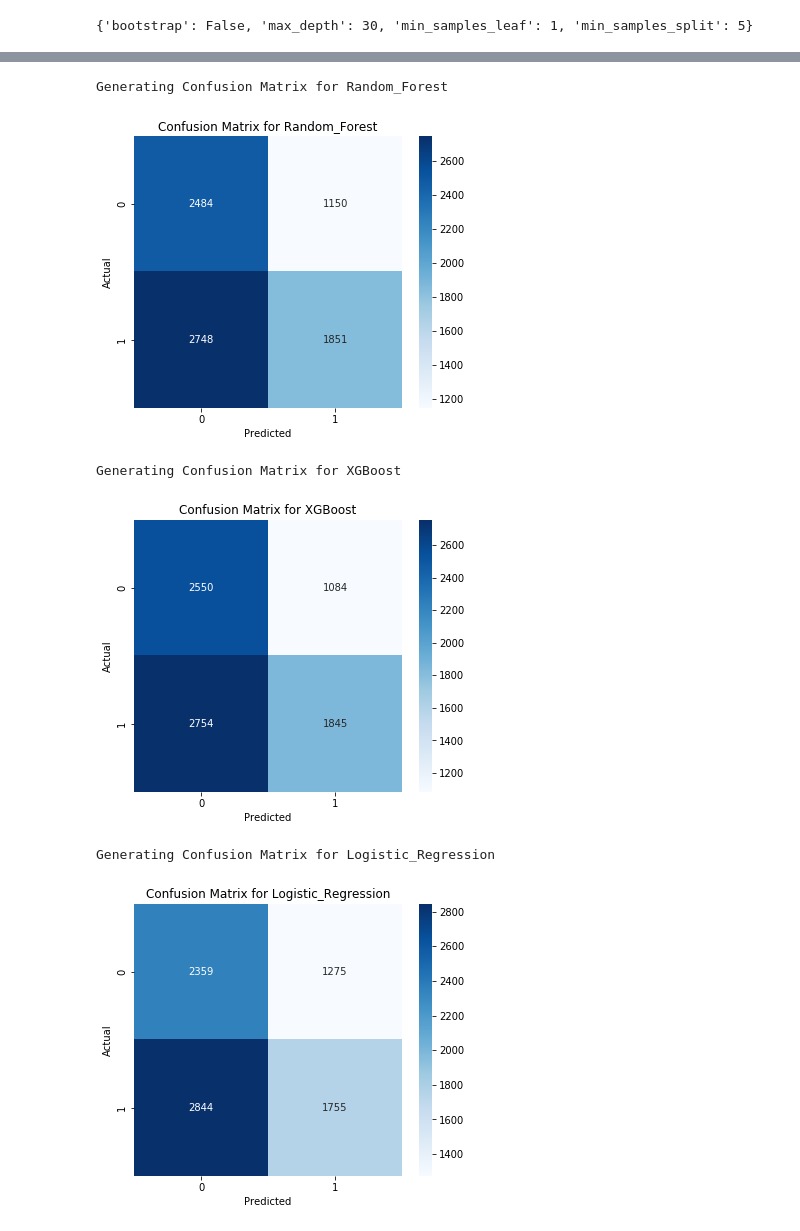
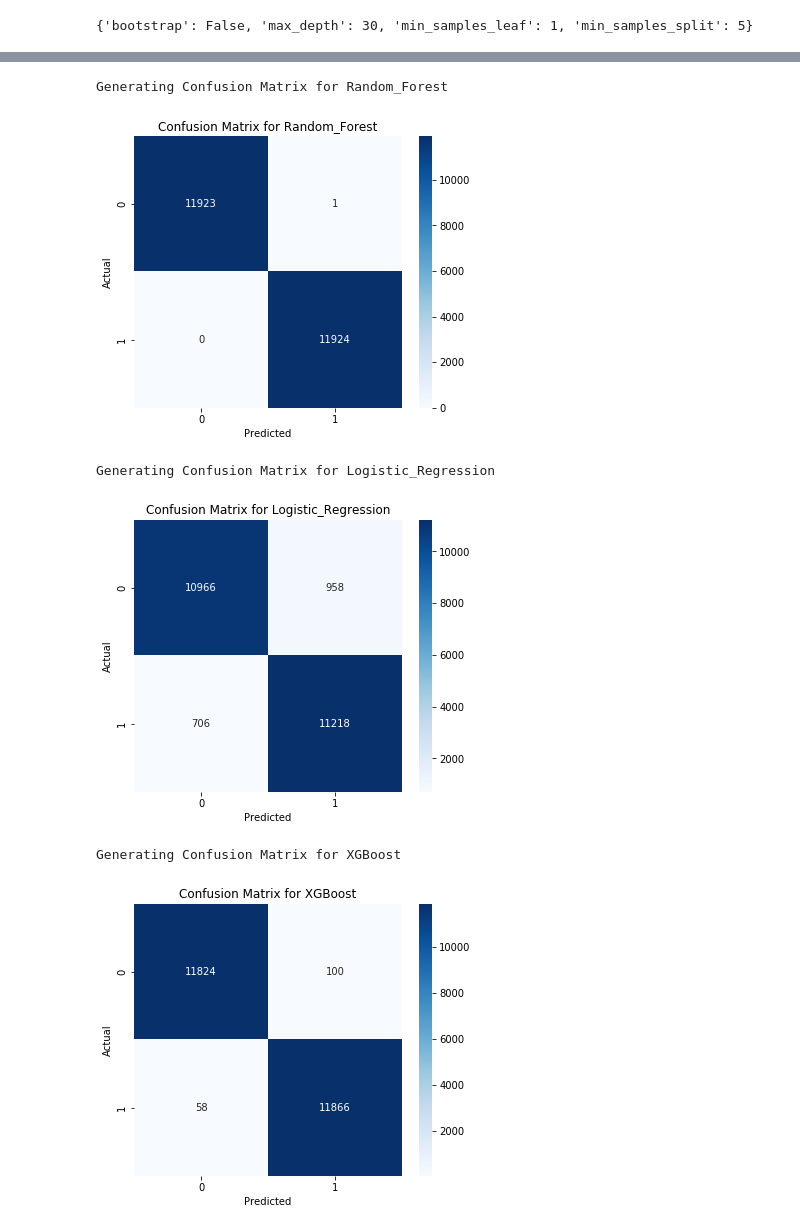
Before and after one commit to Saltizm/Data-mining-group-project, a Jupyter notebook: code.ipynb, the cells around one changed output, grey strips where cells are left out. Cells and saved outputs as stored; diff of their text form; code cells hidden in the pictures.

```diff
--- a/code.ipynb
+++ b/code.ipynb
@@ -648,0 +661,8 @@ Pearson selection: 49 -> 37 features (threshold=0.1)
+# %%
+smote = SMOTE(random_state=42)
+X_resampled, y_resampled = smote.fit_resample(encoded_x_train, y_train['label'])
+
+print(f"Shape of X_resampled after SMOTE: {X_resampled.shape}")
+print(f"Shape of y_resampled after SMOTE: {y_resampled.shape}")
+print("Distribution of classes in y_resampled:")
+print(y_resampled.value_counts())
@@ -692,8 +719,8 @@ param_grid = {
 
 }
 
-grid_search = GridSearchCV(RandomForestClassifier(random_state=42, class_weight='balanced'), param_grid=param_grid, cv=cv_strategy)
-grid_search.fit(encoded_x_train, y_train['label'])
+grid_search = GridSearchCV(RandomForestClassifier(random_state=42), param_grid=param_grid, cv=cv_strategy)
+grid_search.fit(X_resampled, y_resampled)
 hyperparameters['Random_Forest'] = grid_search.best_estimator_
 # %%
 print(grid_search.best_params_)
@@ -708,7 +735,7 @@ param_grid_lr = {
 }
 
 grid_search_lr = GridSearchCV(LogisticRegression(random_state=42, class_weight='balanced'), param_grid=param_grid_lr, cv=cv_strategy)
-grid_search_lr.fit(encoded_x_train, y_train['label'])
+grid_search_lr.fit(X_resampled, y_resampled)
 hyperparameters['Logistic_Regression'] = grid_search_lr.best_estimator_
 
 print("Logistic Regression best parameters:")
@@ -751,7 +771,7 @@ param_grid_xgb = {
 }
 
 grid_search_xgb = GridSearchCV(XGBClassifier(class_weight='balanced', use_label_encoder=False, eval_metric='logloss', random_state=42), param_grid=param_grid_xgb, cv=cv_strategy, verbose=1, n_jobs=-1)
-grid_search_xgb.fit(encoded_x_train, y_train['label'])
+grid_search_xgb.fit(X_resampled, y_resampled)
 hyperparameters['XGBoost'] = grid_search_xgb.best_estimator_
 
 print("XGBoost best parameters:")
@@ -762,31 +791,31 @@ KeyboardInterrupt:
 # %%
 from sklearn.metrics import confusion_matrix
 import matplotlib.pyplot as plt
 import seaborn as sns
 
 for model_name, model_estimator in hyperparameters.items():
     print(f"Generating Confusion Matrix for {model_name}")
 
     # Make predictions on the encoded test set
-    y_pred = model_estimator.predict(encoded_x_test)
+    y_pred = model_estimator.predict(X_resampled)
 
     # Generate confusion matrix
-    cm = confusion_matrix(y_test['label'], y_pred)
+    cm = confusion_matrix(y_resampled, y_pred)
 
     # Plot confusion matrix
     plt.figure(figsize=(6, 5))
     sns.heatmap(cm, annot=True, fmt='d', cmap='Blues')
     plt.title(f'Confusion Matrix for {model_name}')
     plt.xlabel('Predicted')
     plt.ylabel('Actual')
     plt.show()
 # %% [output]
 Generating Confusion Matrix for Random_Forest
-[figure, old version]
+[figure, new version]
-Generating Confusion Matrix for XGBoost
+Generating Confusion Matrix for Logistic_Regression
-[figure, old version]
+[figure, new version]
-Generating Confusion Matrix for Logistic_Regression
+Generating Confusion Matrix for XGBoost
-[figure, old version]
+[figure, new version]
 # %%
 results = []
 
```
Also changed, not shown: parts of 12 cells of this notebook.
